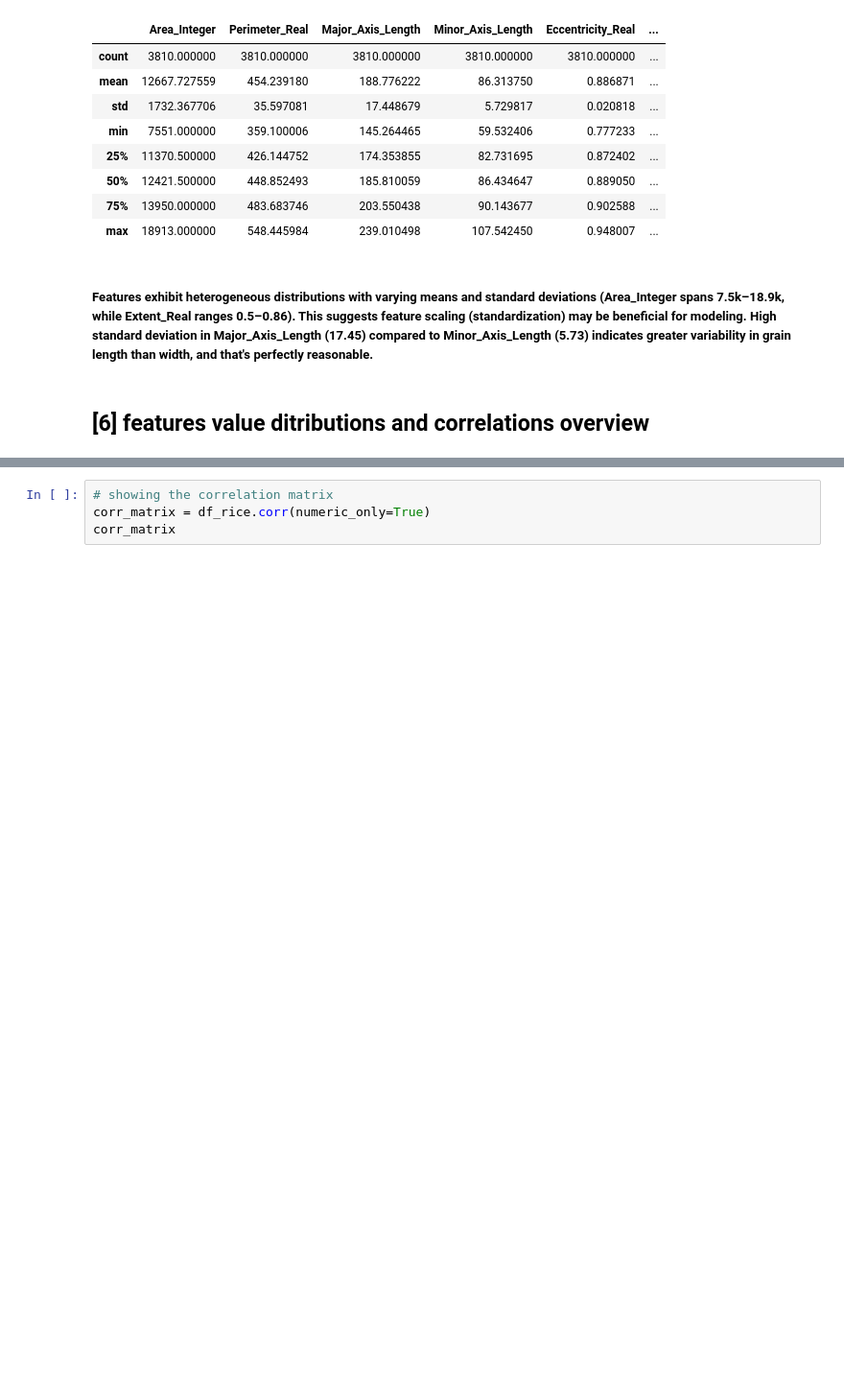
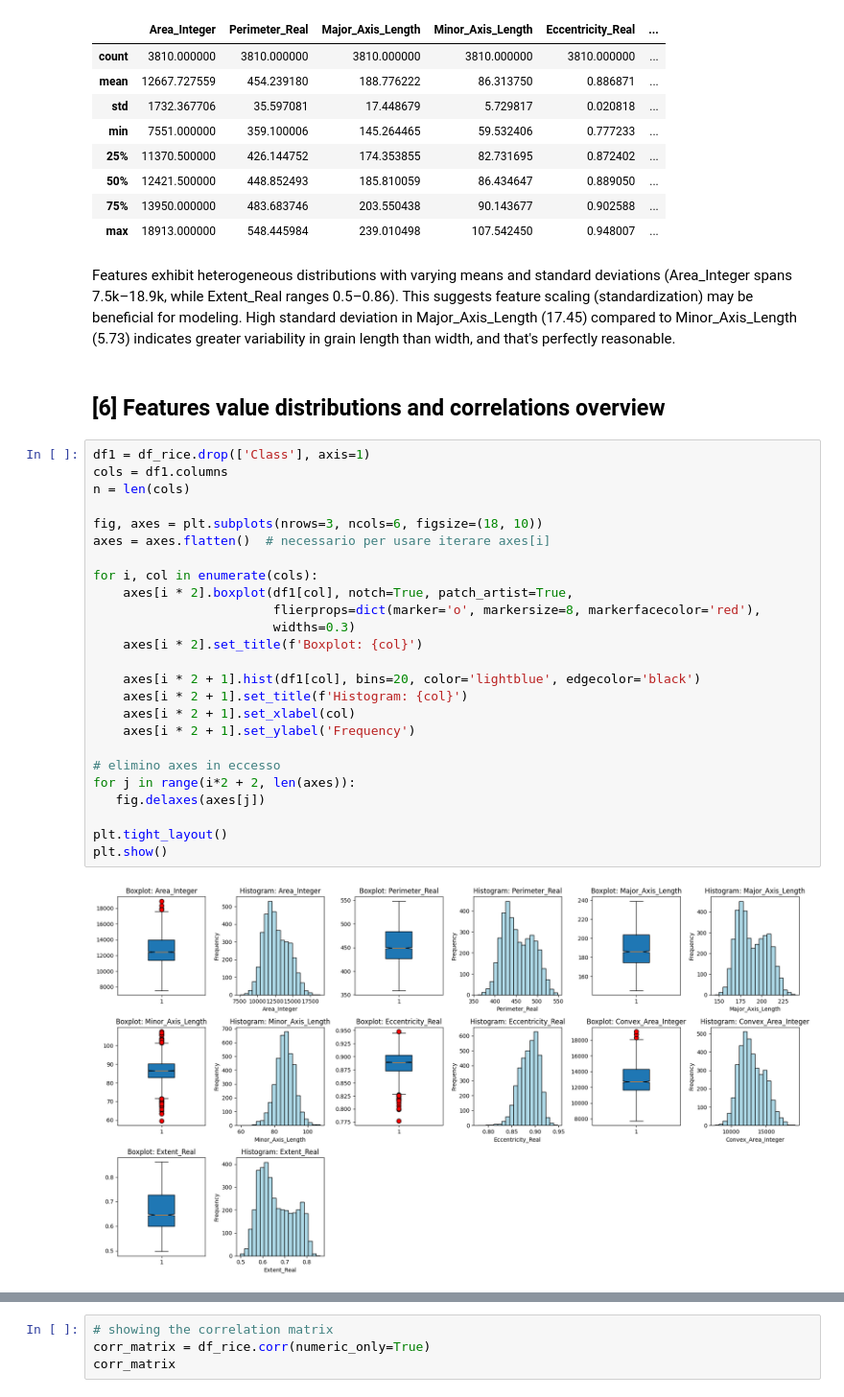
Before and after one commit to onaizna/rice-type-classifier-project-zfvg, a Jupyter notebook: notebooks/eda.ipynb, the cells around one changed output, grey strips where cells are left out. Shown at 96% size. Drawn from its saved outputs; the diff is of its cells as text; blank space fills up the shorter version.

```diff
--- a/notebooks/eda.ipynb
+++ b/notebooks/eda.ipynb
@@ -136,7 +150,34 @@ df_rice.describe()
 | 75% | 13950.000000 | 483.683746 | 203.550438 | 90.143677 | 0.902588 | ... |
 | max | 18913.000000 | 548.445984 | 239.010498 | 107.542450 | 0.948007 | ... |
 # %% [markdown]
-##### Features exhibit heterogeneous distributions with varying means and standard deviations (Area_Integer spans 7.5k–18.9k, while Extent_Real ranges 0.5–0.86). This suggests feature scaling (standardization) may be beneficial for modeling. High standard deviation in Major_Axis_Length (17.45) compared to Minor_Axis_Length (5.73) indicates greater variability in grain length than width, and that's perfectly reasonable.
+Features exhibit heterogeneous distributions with varying means and standard deviations (Area_Integer spans 7.5k–18.9k, while Extent_Real ranges 0.5–0.86). This suggests feature scaling (standardization) may be beneficial for modeling. High standard deviation in Major_Axis_Length (17.45) compared to Minor_Axis_Length (5.73) indicates greater variability in grain length than width, and that's perfectly reasonable.
 # %% [markdown]
-## [6] features value ditributions and correlations overview
+## [6] Features value distributions and correlations overview
+# %%
+df1 = df_rice.drop(['Class'], axis=1)
+cols = df1.columns
+n = len(cols)
+
+fig, axes = plt.subplots(nrows=3, ncols=6, figsize=(18, 10))
+axes = axes.flatten()  # necessario per usare iterare axes[i]
+
+for i, col in enumerate(cols):
+    axes[i * 2].boxplot(df1[col], notch=True, patch_artist=True,
+                        flierprops=dict(marker='o', markersize=8, markerfacecolor='red'),
+                        widths=0.3)
+    axes[i * 2].set_title(f'Boxplot: {col}')
+
+    axes[i * 2 + 1].hist(df1[col], bins=20, color='lightblue', edgecolor='black')
+    axes[i * 2 + 1].set_title(f'Histogram: {col}')
+    axes[i * 2 + 1].set_xlabel(col)
+    axes[i * 2 + 1].set_ylabel('Frequency')
+
+# elimino axes in eccesso
+for j in range(i*2 + 2, len(axes)):
+   fig.delaxes(axes[j])
+
+plt.tight_layout()
+plt.show()
+# %% [output]
+[figure, added]
 # %%
```
Also changed, not shown: parts of 23 cells of this notebook, 7 other files.
